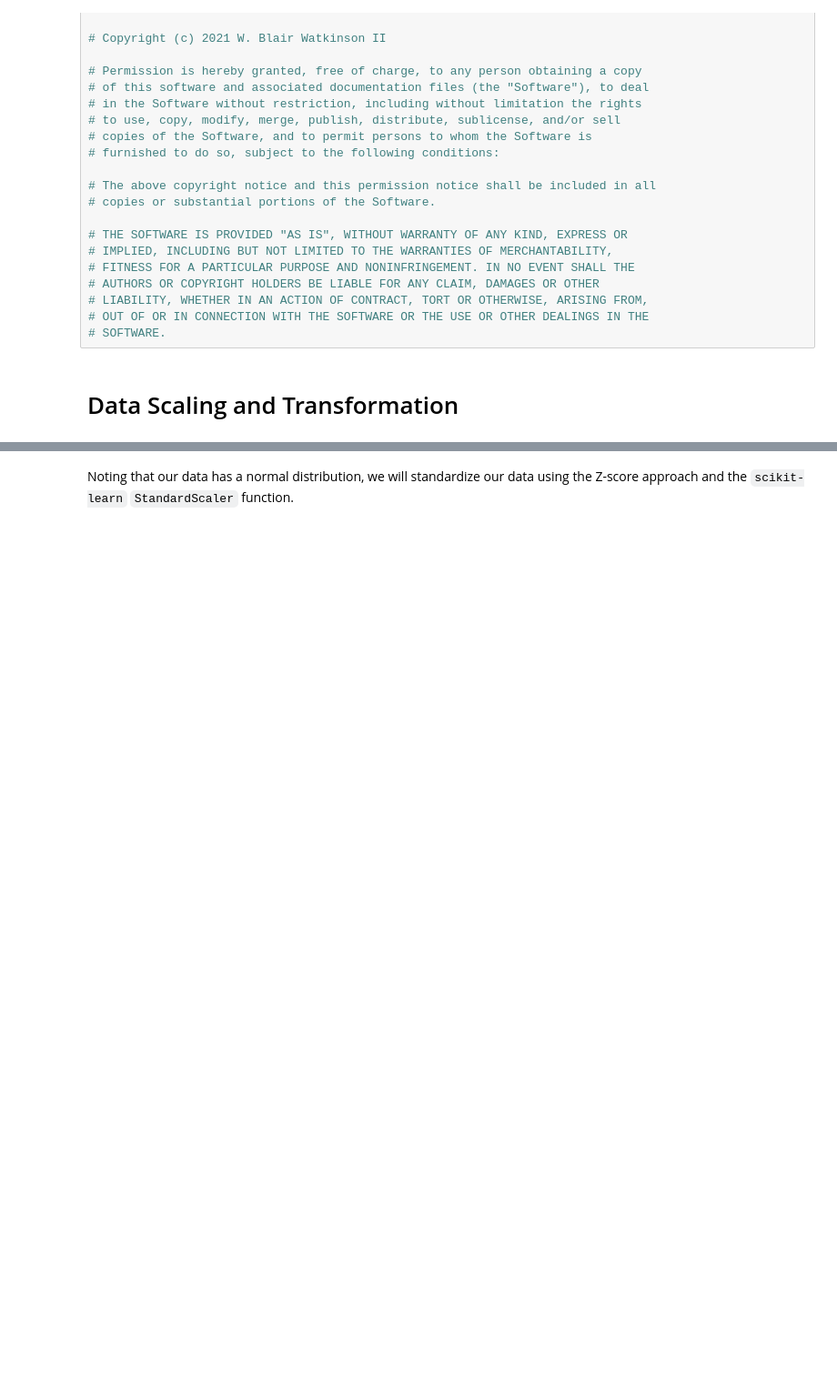
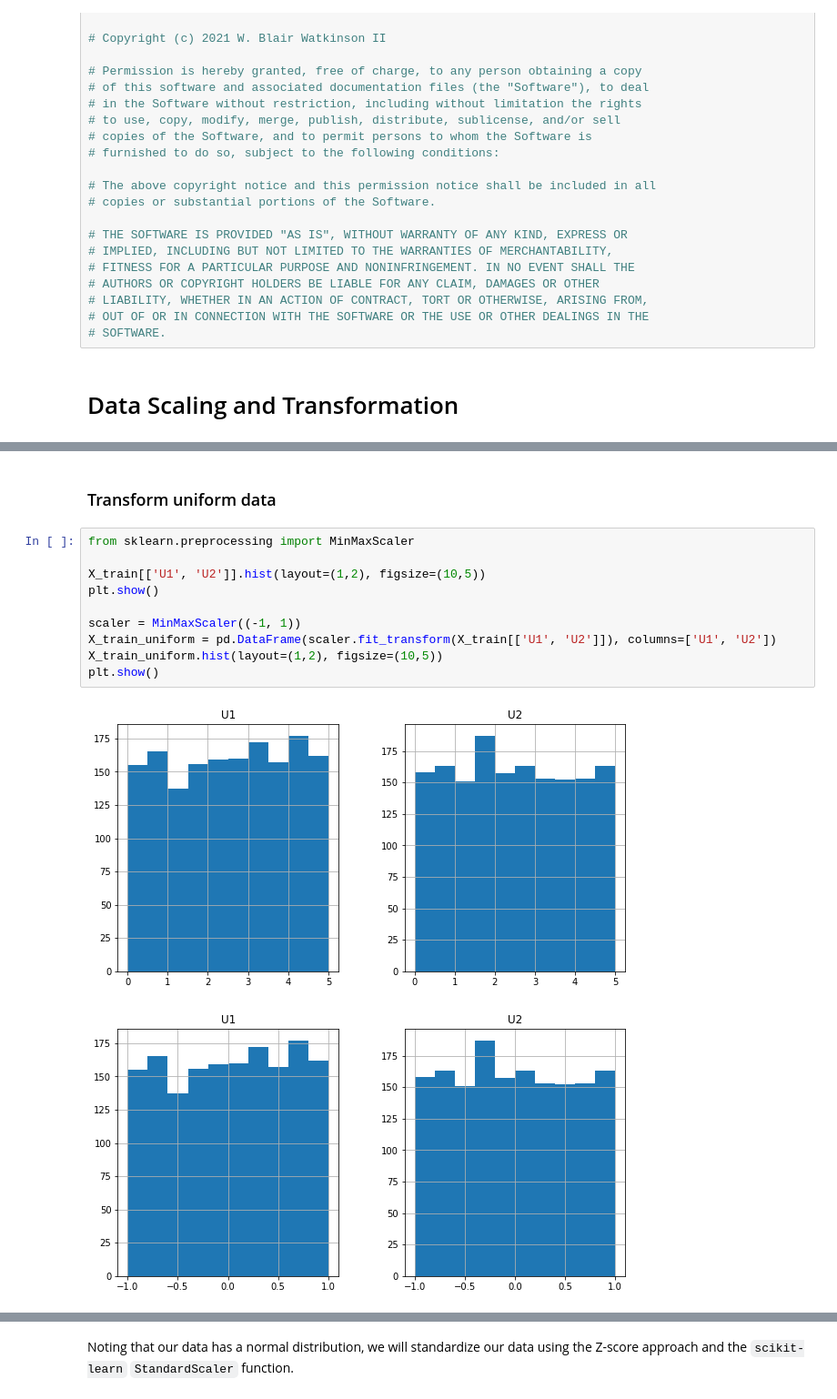
Before and after one commit to afit-csce623-master/demos, a Jupyter notebook: demo_scaling.ipynb, the cells around one changed output, grey strips where cells are left out. Shown at 91% size. Drawn from its saved outputs; the diff is of its cells as text; blank space fills up the shorter version.

```diff
--- a/demo_scaling.ipynb
+++ b/demo_scaling.ipynb
@@ -121,0 +287,15 @@ In our data analysis, we note that both the `X` features and `y` targets have a
+# %% [markdown]
+### Transform uniform data
+# %%
+from sklearn.preprocessing import MinMaxScaler
+
+X_train[['U1', 'U2']].hist(layout=(1,2), figsize=(10,5))
+plt.show()
+
+scaler = MinMaxScaler((-1, 1))
+X_train_uniform = pd.DataFrame(scaler.fit_transform(X_train[['U1', 'U2']]), columns=['U1', 'U2'])
+X_train_uniform.hist(layout=(1,2), figsize=(10,5))
+plt.show()
+# %% [output]
+[figure, added]
+[figure, added]
```
Also changed, not shown: parts of 29 cells of this notebook.
